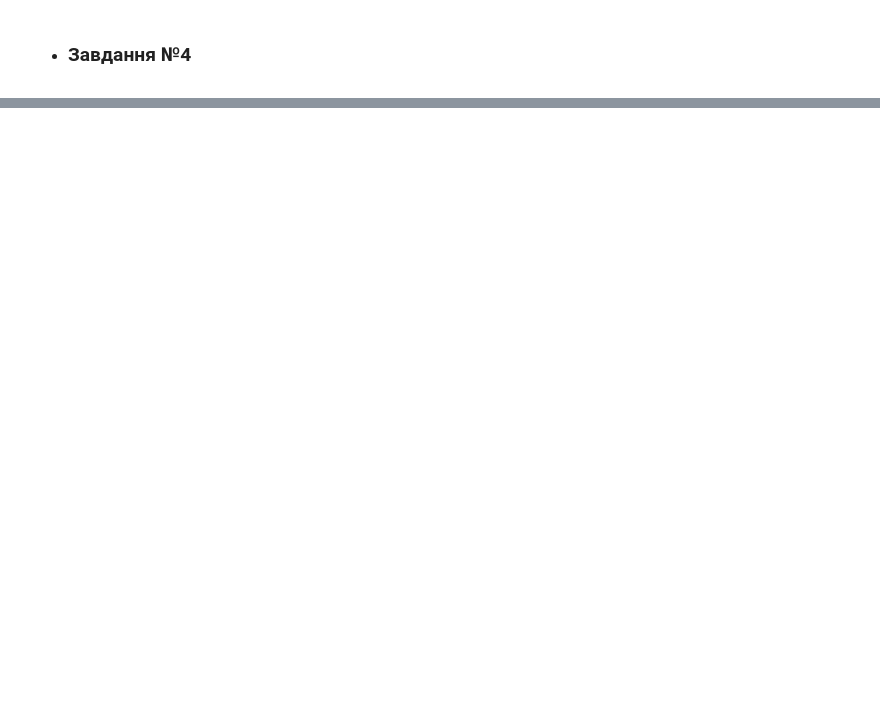
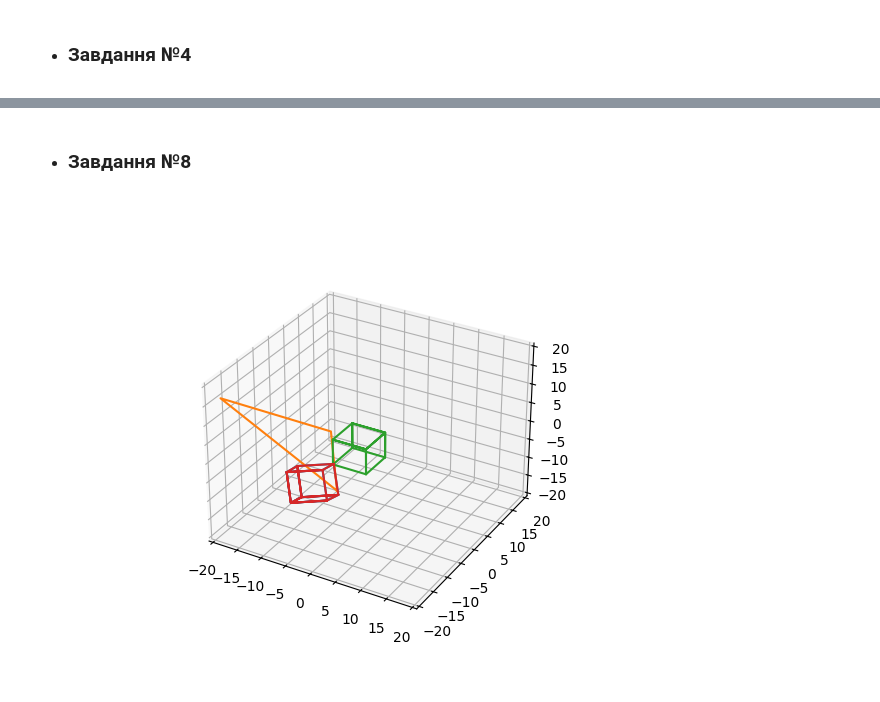
Before and after one commit to BerVol57/CG, a Jupyter notebook: lab2/lab2.ipynb, the cells around one changed output, grey strips where cells are left out. Drawn from its saved outputs; the diff is of its cells as text; code cells hidden in the pictures; blank space fills up the shorter version.

```diff
--- a/lab2/lab2.ipynb
+++ b/lab2/lab2.ipynb
@@ -383,0 +385,19 @@ display()
+# %% [markdown]
+* ### Завдання №8
+# %%
+def find_symm(A, B, C, D, x0, y0, z0):
+    xs = -2*A*(D + A*x0 + B*y0 + C*z0)/(A**2 + B**2 + C**2) + x0
+    ys = -2*B*(D + A*x0 + B*y0 + C*z0)/(A**2 + B**2 + C**2) + y0
+    zs = -2*C*(D + A*x0 + B*y0 + C*z0)/(A**2 + B**2 + C**2) + z0
+    return np.array([xs, ys, zs])
+
+ax = plt.figure().add_subplot(projection='3d')
+set_lim(ax)
+sym_cube = find_symm(A, B, C, D, cube_dots[..., 0], cube_dots[..., 1], cube_dots[..., 2])
+ax.plot(sym_cube[0], sym_cube[1], sym_cube[2])
+plot_cube(ax, plane_dots)
+plot_cube(ax, cube_dots)
+plot_cube(ax, cube_p_to_o_back)
+display()
+# %% [output]
+[figure, added]
```
Also changed, not shown: parts of 6 cells of this notebook.
